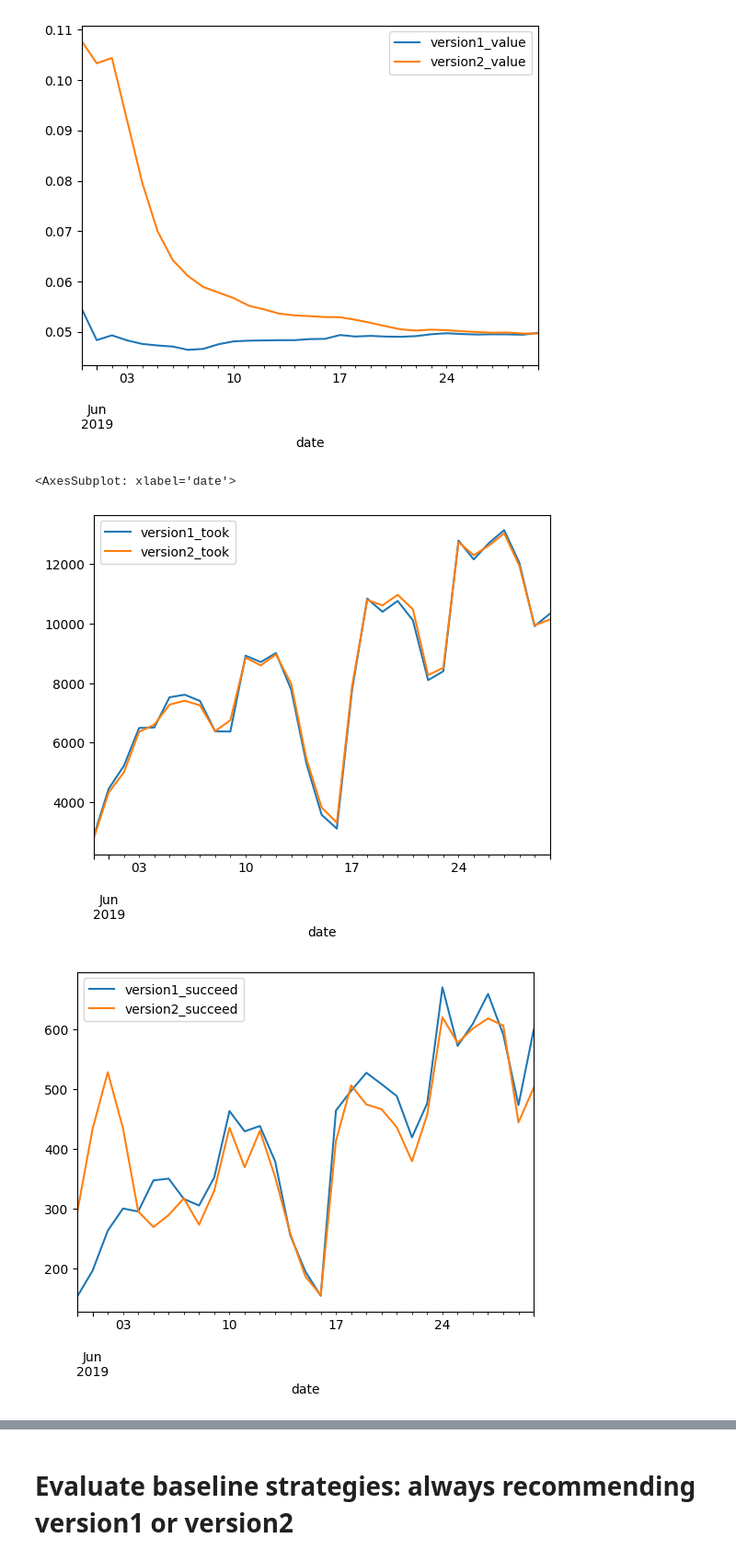
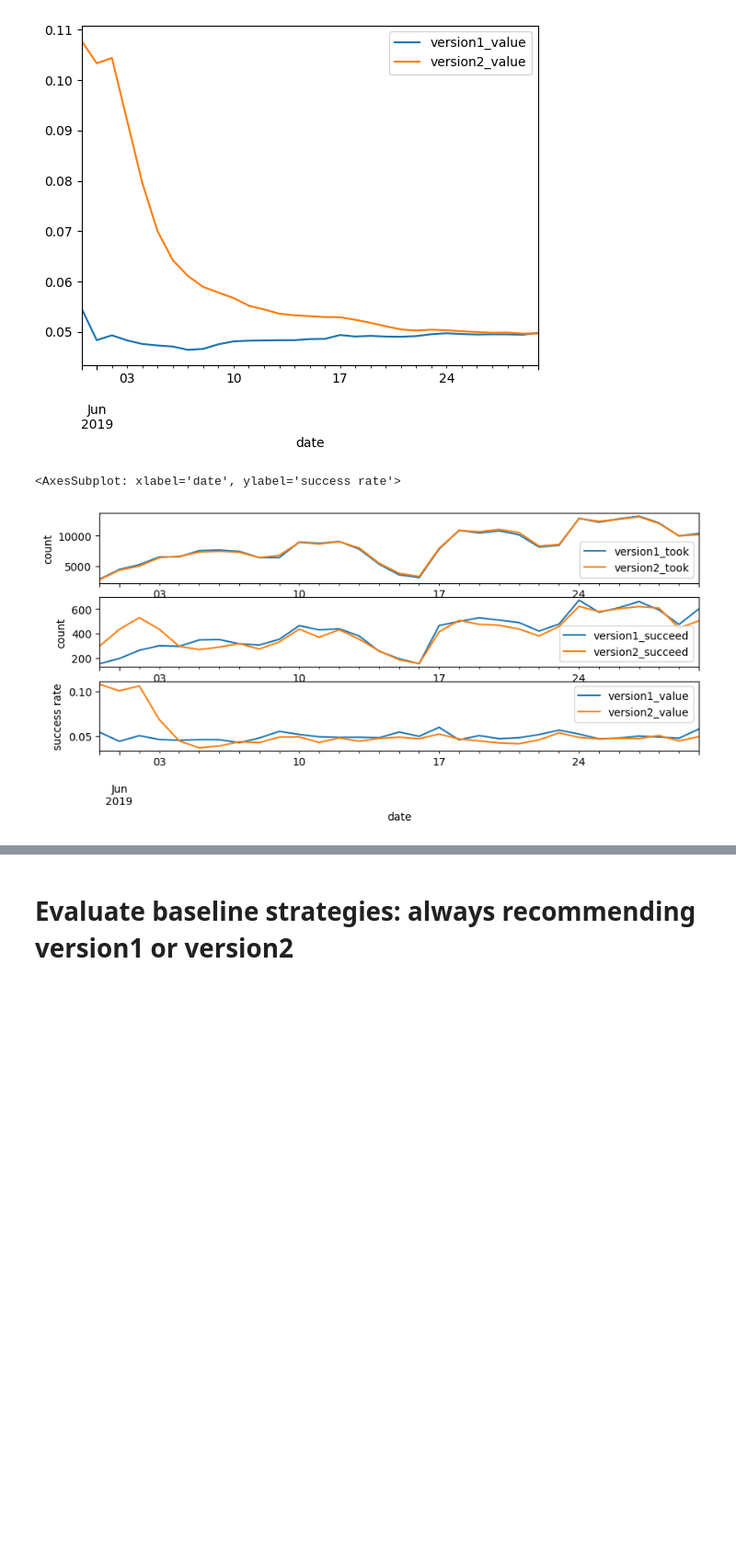
Before and after one commit to ykaitao/reinforcement-learning-for-recommendation, a Jupyter notebook: notebooks/multi-armed-bandit.ipynb, the cells around one changed output, grey strips where cells are left out. Shown at 92% size. Cells and saved outputs as stored; diff of their text form; code cells hidden in the pictures; blank space fills up the shorter version.

```diff
--- a/notebooks/multi-armed-bandit.ipynb
+++ b/notebooks/multi-armed-bandit.ipynb
@@ -96,27 +96,32 @@ df_mab_daily[["version1_value", "version2_value"]].plot()
 # %%
 df_mab_daily = df[
     [
         "date",
         "version1_took",
         "version2_took",
         "version1_succeed",
         "version2_succeed",
     ]
 ].copy()
 
 df_mab_daily = df_mab_daily.groupby("date", as_index=True).agg("sum")
 df_mab_daily = df_mab_daily.sort_index()  # .cumsum()
 df_mab_daily["version1_value"] = (
     df_mab_daily["version1_succeed"] / df_mab_daily["version1_took"]
 )
 df_mab_daily["version2_value"] = (
     df_mab_daily["version2_succeed"] / df_mab_daily["version2_took"]
 )
 
-df_mab_daily[["version1_took", "version2_took"]].plot()
-df_mab_daily[["version1_succeed", "version2_succeed"]].plot()
-df_mab_daily[["version1_value", "version2_value"]].plot()
+
+import matplotlib.pyplot as plt
+
+fig, axes = plt.subplots(3, figsize=(10, 4))
+df_mab_daily[["version1_took", "version2_took"]].plot(ylabel="count", ax=axes[0])
+df_mab_daily[["version1_succeed", "version2_succeed"]].plot(ylabel="count", ax=axes[1])
+df_mab_daily[["version1_value", "version2_value"]].plot(
+    ylabel="success rate", ax=axes[2]
+)
 # %% [output]
-<AxesSubplot: xlabel='date'>
+<AxesSubplot: xlabel='date', ylabel='success rate'>
-[figure, old version]
+[figure, new version]
-[figure, removed]
```
Also changed, not shown: parts of 8 cells of this notebook, 3 other files.
